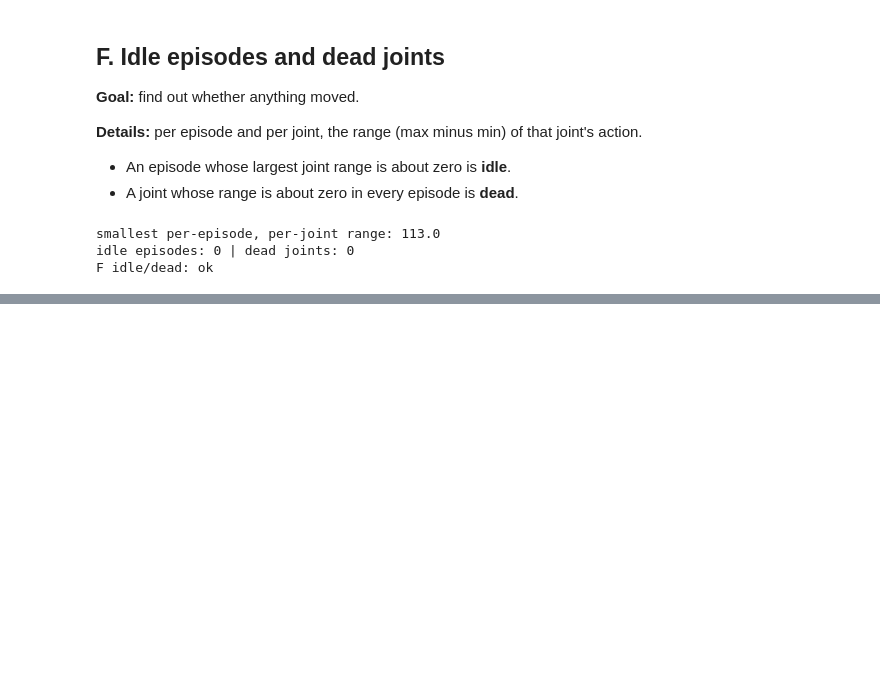
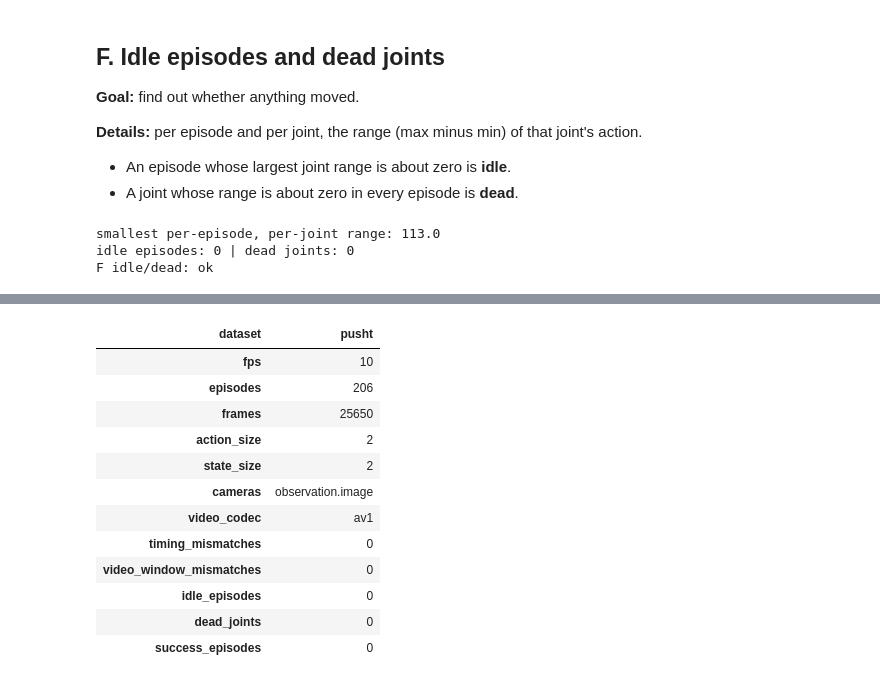
Before and after one commit to snudurupati/physical-ai-data-architect, a Jupyter notebook: weeks/week-01/notebooks/02_profiler.ipynb, the cells around one changed output, grey strips where cells are left out. Drawn from its saved outputs; the diff is of its cells as text; code cells hidden in the pictures; blank space fills up the shorter version.

```diff
--- a/weeks/week-01/notebooks/02_profiler.ipynb
+++ b/weeks/week-01/notebooks/02_profiler.ipynb
@@ -379,0 +648,21 @@ F idle/dead: ok
+# %%
+# Compare results across datasets
+import pandas as pd, glob
+
+rows = [json.load(open(p)) for p in sorted(glob.glob("results/*.json"))]
+compare_pdf = pd.DataFrame(rows).set_index("dataset").T      # datasets as columns
+compare_pdf
+# %% [output]
+| dataset | pusht |
+| fps | 10 |
+| episodes | 206 |
+| frames | 25650 |
+| action_size | 2 |
+| state_size | 2 |
+| cameras | observation.image |
+| video_codec | av1 |
+| timing_mismatches | 0 |
+| video_window_mismatches | 0 |
+| idle_episodes | 0 |
+| dead_joints | 0 |
+| success_episodes | 0 |
```
Also changed, not shown: parts of 15 cells of this notebook, 3 other files.
